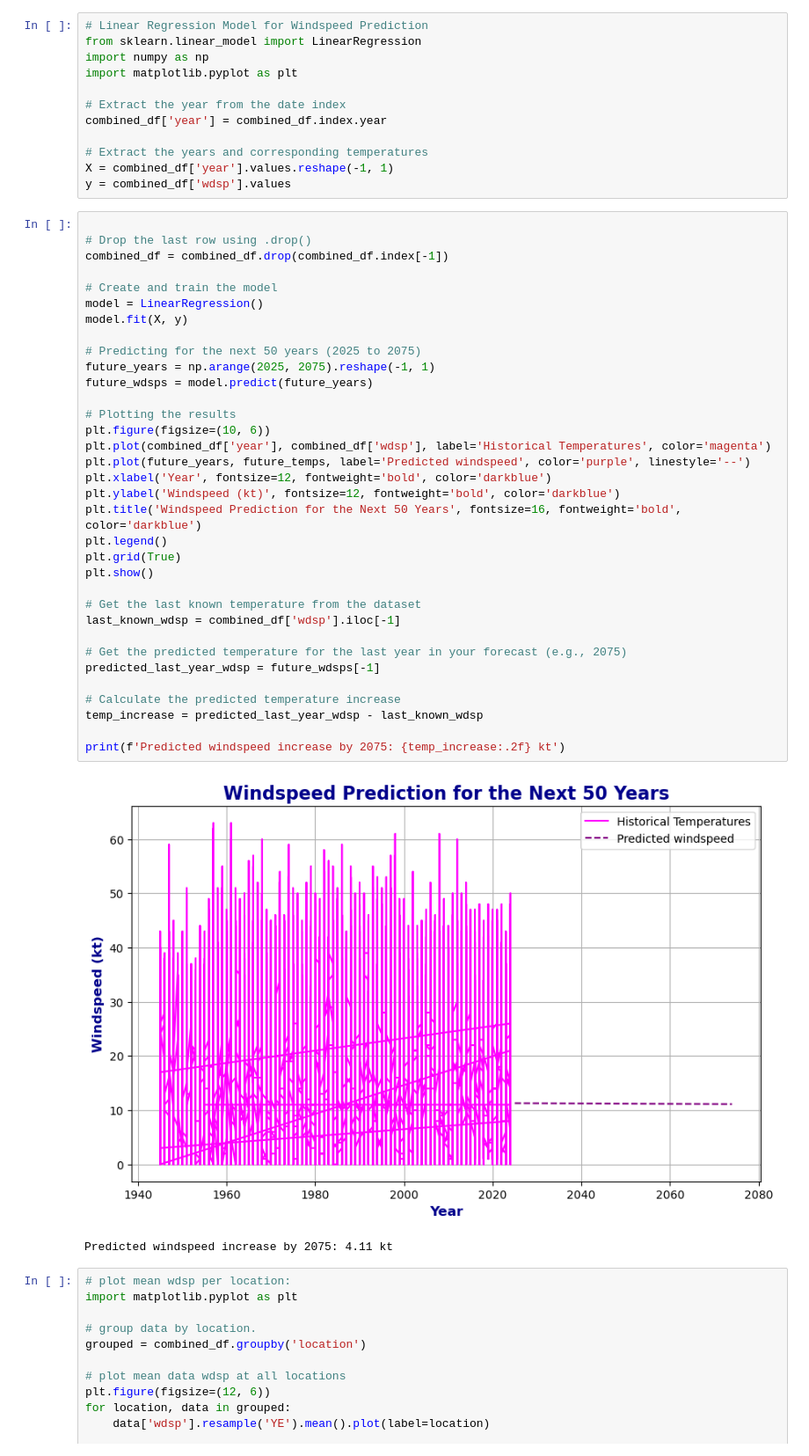
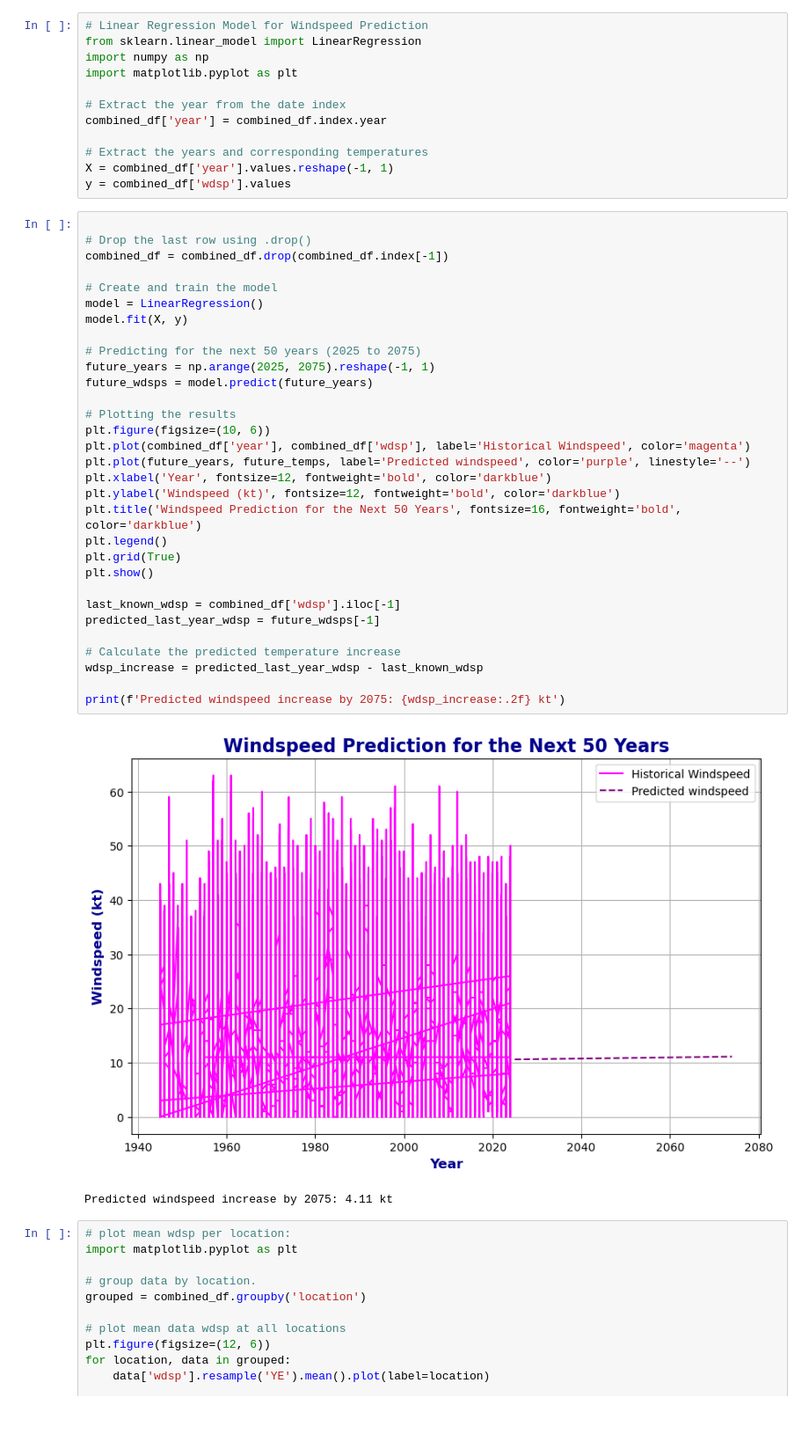
Before and after one commit to lryan30/PFDA-project, a Jupyter notebook: analysis.ipynb, the cells around one changed output. Shown at 88% size. Drawn from its saved outputs; the diff is of its cells as text; blank space fills up the shorter version.

```diff
--- a/analysis.ipynb
+++ b/analysis.ipynb
@@ -441,39 +441,36 @@ y = combined_df['wdsp'].values
 # %%
 
 # Drop the last row using .drop()
 combined_df = combined_df.drop(combined_df.index[-1])
 
 # Create and train the model
 model = LinearRegression()
 model.fit(X, y)
 
 # Predicting for the next 50 years (2025 to 2075)
 future_years = np.arange(2025, 2075).reshape(-1, 1)
 future_wdsps = model.predict(future_years)
 
 # Plotting the results
 plt.figure(figsize=(10, 6))
-plt.plot(combined_df['year'], combined_df['wdsp'], label='Historical Temperatures', color='magenta')
+plt.plot(combined_df['year'], combined_df['wdsp'], label='Historical Windspeed', color='magenta')
 plt.plot(future_years, future_temps, label='Predicted windspeed', color='purple', linestyle='--')
 plt.xlabel('Year', fontsize=12, fontweight='bold', color='darkblue')
 plt.ylabel('Windspeed (kt)', fontsize=12, fontweight='bold', color='darkblue')
 plt.title('Windspeed Prediction for the Next 50 Years', fontsize=16, fontweight='bold', color='darkblue')
 plt.legend()
 plt.grid(True)
 plt.show()
 
-# Get the last known temperature from the dataset
 last_known_wdsp = combined_df['wdsp'].iloc[-1]
-
-# Get the predicted temperature for the last year in your forecast (e.g., 2075)
 predicted_last_year_wdsp = future_wdsps[-1]
 
 # Calculate the predicted temperature increase
-temp_increase = predicted_last_year_wdsp - last_known_wdsp
+wdsp_increase = predicted_last_year_wdsp - last_known_wdsp
 
-print(f'Predicted windspeed increase by 2075: {temp_increase:.2f} kt')
+print(f'Predicted windspeed increase by 2075: {wdsp_increase:.2f} kt')
 # %% [output]
-[figure, old version]
+[figure, new version]
 Predicted windspeed increase by 2075: 4.11 kt
 # %%
 # plot mean wdsp per location:
```
Also changed, not shown: parts of 2 cells of this notebook, 1 other file.
